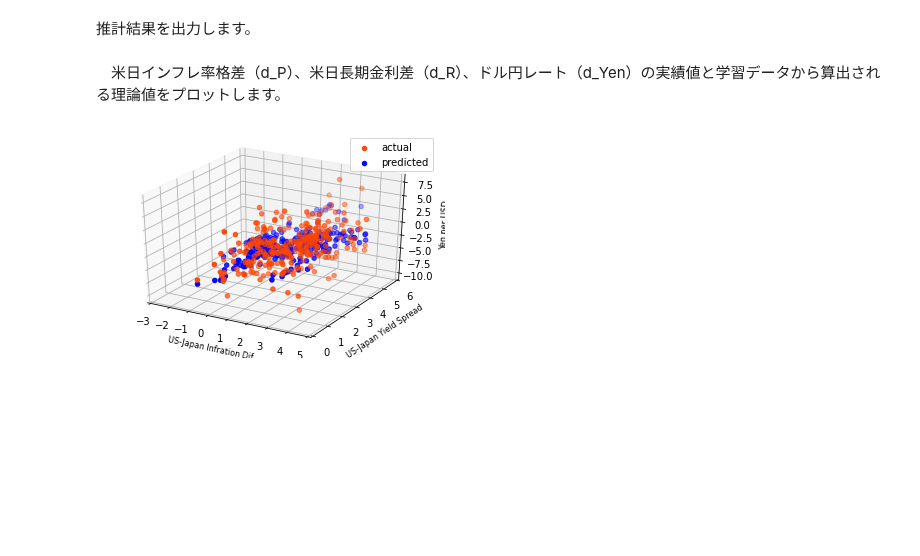
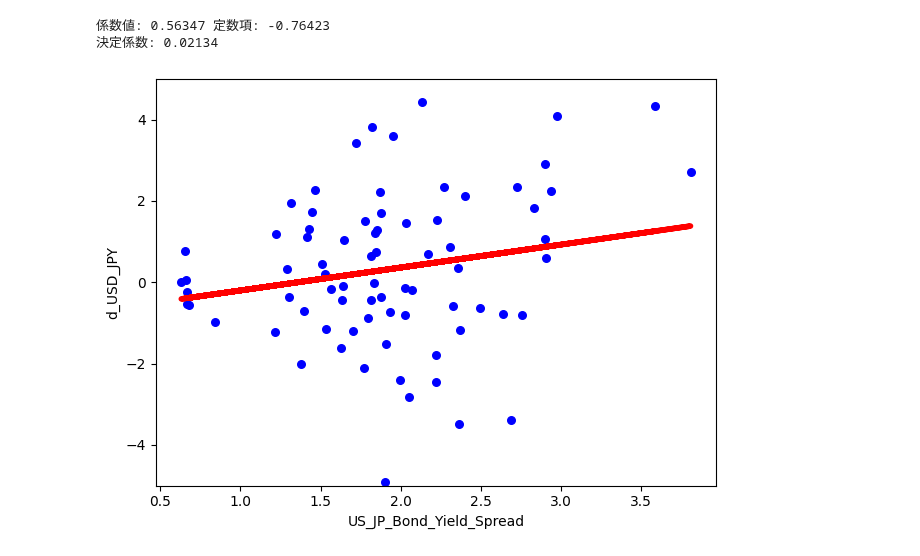
Before and after one commit to nagamamo/financial_data_science, a Jupyter notebook: 9_2_fx_asset_approach.ipynb, the cells around one changed output. Cells and saved outputs as stored; diff of their text form; code cells hidden in the pictures; blank space fills up the shorter version.

```diff
--- a/9_2_fx_asset_approach.ipynb
+++ b/9_2_fx_asset_approach.ipynb
@@ -85,2 +75,0 @@ Y_test_pred=model.predict(X_test)#テストデータによる予測値の算出
-# %% [markdown]
-推計結果を出力します。
@@ -100,19 +76,16 @@ print("ndarrayY_train_pred.shape:", ndarrayY_train_pred.shape)
-# %% [markdown]
-　米日インフレ率格差（d_P）、米日長期金利差（d_R）、ドル円レート（d_Yen）の実績値と学習データから算出される理論値をプロットします。
-# %%
-#[12]実績値と予測値のプロット
-X_train1, X_train2 = np.split(X_train, 2, 1)
-fig = plt.figure()
-ax = fig.add_subplot(projection='3d')
-ax.scatter(X_train1, X_train2, Y_train, marker="o",c='orangered',label='actual')
-ax.scatter(X_train1, X_train2, Y_train_pred,marker="o", c='blue',label='predicted')
-ax.set_xlabel('US-Japan Infration Dif',size=8)
-ax.set_ylabel('US-Japan Yield Spread',size=8)
-ax.set_zlabel('Yen per USD',size=8)
-plt.xlim(-3, 5)
-plt.ylim(0, 6)
-ax.legend()
-plt.show()
-# %% [output]
-[figure, removed]
+# %%
+#[11]推計結果と可視化
+print('係数値: %.5f' % model.coef_,'定数項: %.5f' %model.intercept_)#係数値と定数項
+print('決定係数: %.5f' %model.score(X_train.reshape(-1,1),Y_train.reshape(-1,1)))#決定係数
+plt.scatter(X_train.reshape(-1,1),Y_train,c='blue',s=30)
+plt.plot(X_train.reshape(-1,1),Y_train_pred,color='red',lw=4)
+plt.xlabel('US_JP_Bond_Yield_Spread')
+plt.ylabel('d_USD_JPY')
+plt.ylim(-5, 5)
+plt.tight_layout()
+plt.show()
+# %% [output]
+係数値: 0.56347 定数項: -0.76423
+決定係数: 0.02134
+[figure, added]
 # %%
```
Also changed, not shown: parts of 28 cells of this notebook.
